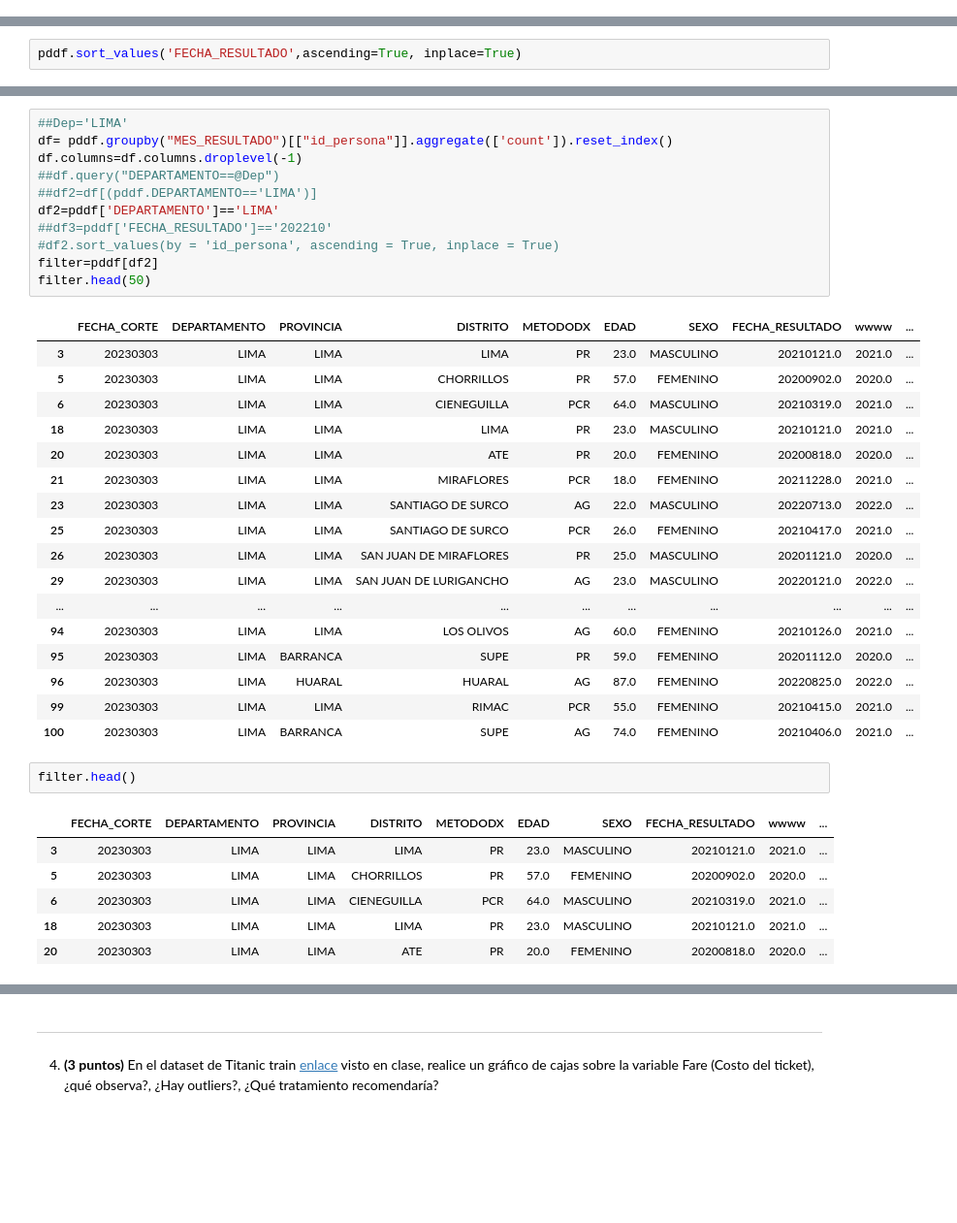
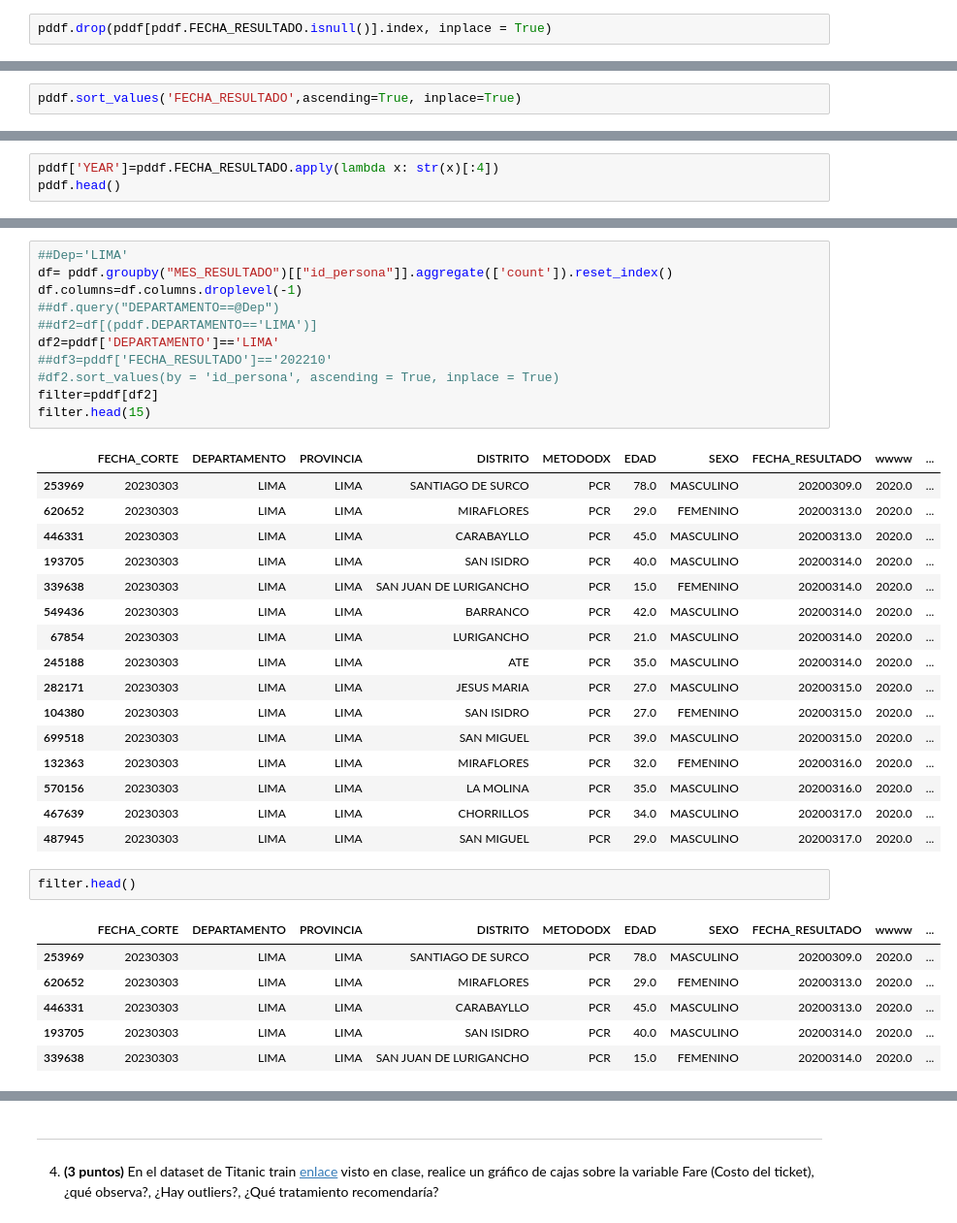
Before and after one commit to 3p3r4lt4/3p3r4lt4, a Jupyter notebook: Examen/examen_final_python_intermedio.ipynb, the cells around one changed output, grey strips where cells are left out. Shown at 97% size. Saved outputs shown, nothing was run; the diff lists cells and outputs as text; blank space fills up the shorter version.

```diff
--- a/Examen/examen_final_python_intermedio.ipynb
+++ b/Examen/examen_final_python_intermedio.ipynb
@@ -235,0 +284,2 @@ pddf[['FECHA_CORTE','DEPARTAMENTO','PROVINCIA']].drop_duplicates()
+# %%
+pddf.drop(pddf[pddf.FECHA_RESULTADO.isnull()].index, inplace = True)
@@ -258,0 +324,3 @@ pddf.isnull().values.any()
+# %%
+pddf['YEAR']=pddf.FECHA_RESULTADO.apply(lambda x: str(x)[:4])
+pddf.head()
@@ -259,41 +334,40 @@ pddf.isnull().values.any()
 # %%
 ##Dep='LIMA'
 df= pddf.groupby("MES_RESULTADO")[["id_persona"]].aggregate(['count']).reset_index()
 df.columns=df.columns.droplevel(-1)
 ##df.query("DEPARTAMENTO==@Dep")
 ##df2=df[(pddf.DEPARTAMENTO=='LIMA')]
 df2=pddf['DEPARTAMENTO']=='LIMA'
 ##df3=pddf['FECHA_RESULTADO']=='202210'
 #df2.sort_values(by = 'id_persona', ascending = True, inplace = True)
 filter=pddf[df2]
-filter.head(50)
+filter.head(15)
 # %% [output]
 |  | FECHA_CORTE | DEPARTAMENTO | PROVINCIA | DISTRITO | METODODX | EDAD | SEXO | FECHA_RESULTADO | wwww | ... |
-| 3 | 20230303 | LIMA | LIMA | LIMA | PR | 23.0 | MASCULINO | 20210121.0 | 2021.0 | ... |
-| 5 | 20230303 | LIMA | LIMA | CHORRILLOS | PR | 57.0 | FEMENINO | 20200902.0 | 2020.0 | ... |
-| 6 | 20230303 | LIMA | LIMA | CIENEGUILLA | PCR | 64.0 | MASCULINO | 20210319.0 | 2021.0 | ... |
-| 18 | 20230303 | LIMA | LIMA | LIMA | PR | 23.0 | MASCULINO | 20210121.0 | 2021.0 | ... |
-| 20 | 20230303 | LIMA | LIMA | ATE | PR | 20.0 | FEMENINO | 20200818.0 | 2020.0 | ... |
-| 21 | 20230303 | LIMA | LIMA | MIRAFLORES | PCR | 18.0 | FEMENINO | 20211228.0 | 2021.0 | ... |
-| 23 | 20230303 | LIMA | LIMA | SANTIAGO DE SURCO | AG | 22.0 | MASCULINO | 20220713.0 | 2022.0 | ... |
-| 25 | 20230303 | LIMA | LIMA | SANTIAGO DE SURCO | PCR | 26.0 | FEMENINO | 20210417.0 | 2021.0 | ... |
-| 26 | 20230303 | LIMA | LIMA | SAN JUAN DE MIRAFLORES | PR | 25.0 | MASCULINO | 20201121.0 | 2020.0 | ... |
-| 29 | 20230303 | LIMA | LIMA | SAN JUAN DE LURIGANCHO | AG | 23.0 | MASCULINO | 20220121.0 | 2022.0 | ... |
-| ... | ... | ... | ... | ... | ... | ... | ... | ... | ... | ... |
-| 94 | 20230303 | LIMA | LIMA | LOS OLIVOS | AG | 60.0 | FEMENINO | 20210126.0 | 2021.0 | ... |
-| 95 | 20230303 | LIMA | BARRANCA | SUPE | PR | 59.0 | FEMENINO | 20201112.0 | 2020.0 | ... |
-| 96 | 20230303 | LIMA | HUARAL | HUARAL | AG | 87.0 | FEMENINO | 20220825.0 | 2022.0 | ... |
-| 99 | 20230303 | LIMA | LIMA | RIMAC | PCR | 55.0 | FEMENINO | 20210415.0 | 2021.0 | ... |
-| 100 | 20230303 | LIMA | BARRANCA | SUPE | AG | 74.0 | FEMENINO | 20210406.0 | 2021.0 | ... |
+| 253969 | 20230303 | LIMA | LIMA | SANTIAGO DE SURCO | PCR | 78.0 | MASCULINO | 20200309.0 | 2020.0 | ... |
+| 620652 | 20230303 | LIMA | LIMA | MIRAFLORES | PCR | 29.0 | FEMENINO | 20200313.0 | 2020.0 | ... |
+| 446331 | 20230303 | LIMA | LIMA | CARABAYLLO | PCR | 45.0 | MASCULINO | 20200313.0 | 2020.0 | ... |
+| 193705 | 20230303 | LIMA | LIMA | SAN ISIDRO | PCR | 40.0 | MASCULINO | 20200314.0 | 2020.0 | ... |
+| 339638 | 20230303 | LIMA | LIMA | SAN JUAN DE LURIGANCHO | PCR | 15.0 | FEMENINO | 20200314.0 | 2020.0 | ... |
+| 549436 | 20230303 | LIMA | LIMA | BARRANCO | PCR | 42.0 | MASCULINO | 20200314.0 | 2020.0 | ... |
+| 67854 | 20230303 | LIMA | LIMA | LURIGANCHO | PCR | 21.0 | MASCULINO | 20200314.0 | 2020.0 | ... |
+| 245188 | 20230303 | LIMA | LIMA | ATE | PCR | 35.0 | MASCULINO | 20200314.0 | 2020.0 | ... |
+| 282171 | 20230303 | LIMA | LIMA | JESUS MARIA | PCR | 27.0 | MASCULINO | 20200315.0 | 2020.0 | ... |
+| 104380 | 20230303 | LIMA | LIMA | SAN ISIDRO | PCR | 27.0 | FEMENINO | 20200315.0 | 2020.0 | ... |
+| 699518 | 20230303 | LIMA | LIMA | SAN MIGUEL | PCR | 39.0 | MASCULINO | 20200315.0 | 2020.0 | ... |
+| 132363 | 20230303 | LIMA | LIMA | MIRAFLORES | PCR | 32.0 | FEMENINO | 20200316.0 | 2020.0 | ... |
+| 570156 | 20230303 | LIMA | LIMA | LA MOLINA | PCR | 35.0 | MASCULINO | 20200316.0 | 2020.0 | ... |
+| 467639 | 20230303 | LIMA | LIMA | CHORRILLOS | PCR | 34.0 | MASCULINO | 20200317.0 | 2020.0 | ... |
+| 487945 | 20230303 | LIMA | LIMA | SAN MIGUEL | PCR | 29.0 | MASCULINO | 20200317.0 | 2020.0 | ... |
 # %%
 filter.head()
 # %% [output]
 |  | FECHA_CORTE | DEPARTAMENTO | PROVINCIA | DISTRITO | METODODX | EDAD | SEXO | FECHA_RESULTADO | wwww | ... |
-| 3 | 20230303 | LIMA | LIMA | LIMA | PR | 23.0 | MASCULINO | 20210121.0 | 2021.0 | ... |
-| 5 | 20230303 | LIMA | LIMA | CHORRILLOS | PR | 57.0 | FEMENINO | 20200902.0 | 2020.0 | ... |
-| 6 | 20230303 | LIMA | LIMA | CIENEGUILLA | PCR | 64.0 | MASCULINO | 20210319.0 | 2021.0 | ... |
-| 18 | 20230303 | LIMA | LIMA | LIMA | PR | 23.0 | MASCULINO | 20210121.0 | 2021.0 | ... |
-| 20 | 20230303 | LIMA | LIMA | ATE | PR | 20.0 | FEMENINO | 20200818.0 | 2020.0 | ... |
+| 253969 | 20230303 | LIMA | LIMA | SANTIAGO DE SURCO | PCR | 78.0 | MASCULINO | 20200309.0 | 2020.0 | ... |
+| 620652 | 20230303 | LIMA | LIMA | MIRAFLORES | PCR | 29.0 | FEMENINO | 20200313.0 | 2020.0 | ... |
+| 446331 | 20230303 | LIMA | LIMA | CARABAYLLO | PCR | 45.0 | MASCULINO | 20200313.0 | 2020.0 | ... |
+| 193705 | 20230303 | LIMA | LIMA | SAN ISIDRO | PCR | 40.0 | MASCULINO | 20200314.0 | 2020.0 | ... |
+| 339638 | 20230303 | LIMA | LIMA | SAN JUAN DE LURIGANCHO | PCR | 15.0 | FEMENINO | 20200314.0 | 2020.0 | ... |
 # %%
 import seaborn as sns
 plt.rcParams["figure.figsize"] = (20, 6)
```
Also changed, not shown: parts of 21 cells of this notebook.
